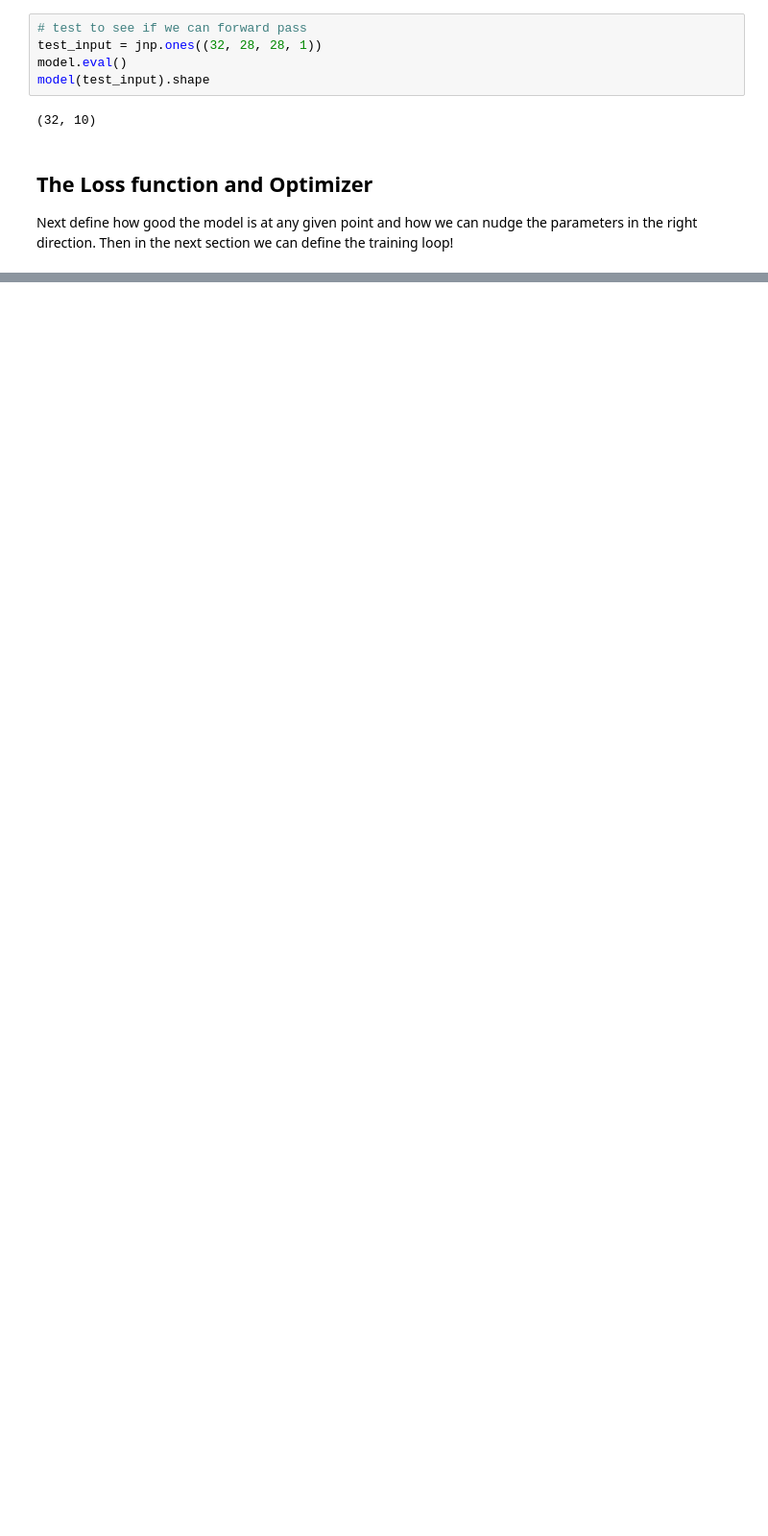
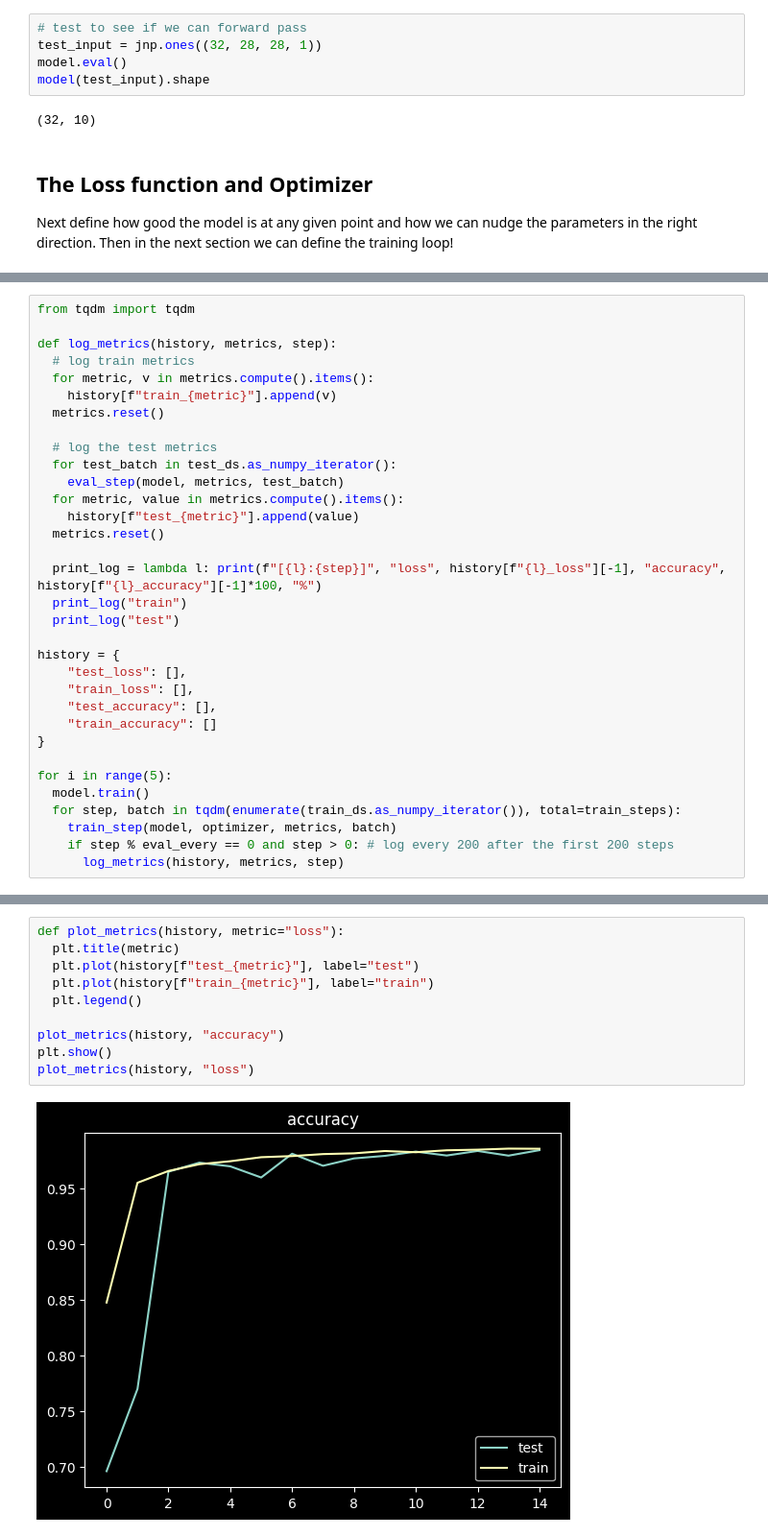
Before and after one commit to xnought/reimplement, a Jupyter notebook: w1_cnn_resnet.ipynb, the cells around one changed output, grey strips where cells are left out. Shown at 96% size. Saved outputs shown, nothing was run; the diff lists cells and outputs as text; blank space fills up the shorter version.

Commit message:
Trained!

```diff
--- a/w1_cnn_resnet.ipynb
+++ b/w1_cnn_resnet.ipynb
@@ -195,0 +243,33 @@ Next define how good the model is at any given point and how we can nudge the pa
+# %%
+from tqdm import tqdm
+
+def log_metrics(history, metrics, step):
+  # log train metrics
+  for metric, v in metrics.compute().items():
+    history[f"train_{metric}"].append(v)
+  metrics.reset()
+
+  # log the test metrics
+  for test_batch in test_ds.as_numpy_iterator():
+    eval_step(model, metrics, test_batch)
+  for metric, value in metrics.compute().items():
+    history[f"test_{metric}"].append(value)
+  metrics.reset()
+
+  print_log = lambda l: print(f"[{l}:{step}]", "loss", history[f"{l}_loss"][-1], "accuracy", history[f"{l}_accuracy"][-1]*100, "%")
+  print_log("train")
+  print_log("test")
+
+history = {
+    "test_loss": [],
+    "train_loss": [],
+    "test_accuracy": [],
+    "train_accuracy": []
+}
+
+for i in range(5):
+  model.train()
+  for step, batch in tqdm(enumerate(train_ds.as_numpy_iterator()), total=train_steps):
+    train_step(model, optimizer, metrics, batch)
+    if step % eval_every == 0 and step > 0: # log every 200 after the first 200 steps
+      log_metrics(history, metrics, step)
@@ -195,0 +302,12 @@ Next define how good the model is at any given point and how we can nudge the pa
+# %%
+def plot_metrics(history, metric="loss"):
+  plt.title(metric)
+  plt.plot(history[f"test_{metric}"], label="test")
+  plt.plot(history[f"train_{metric}"], label="train")
+  plt.legend()
+
+plot_metrics(history, "accuracy")
+plt.show()
+plot_metrics(history, "loss")
+# %% [output]
+[figure, added]
```
Also changed, not shown: parts of 14 cells of this notebook.
